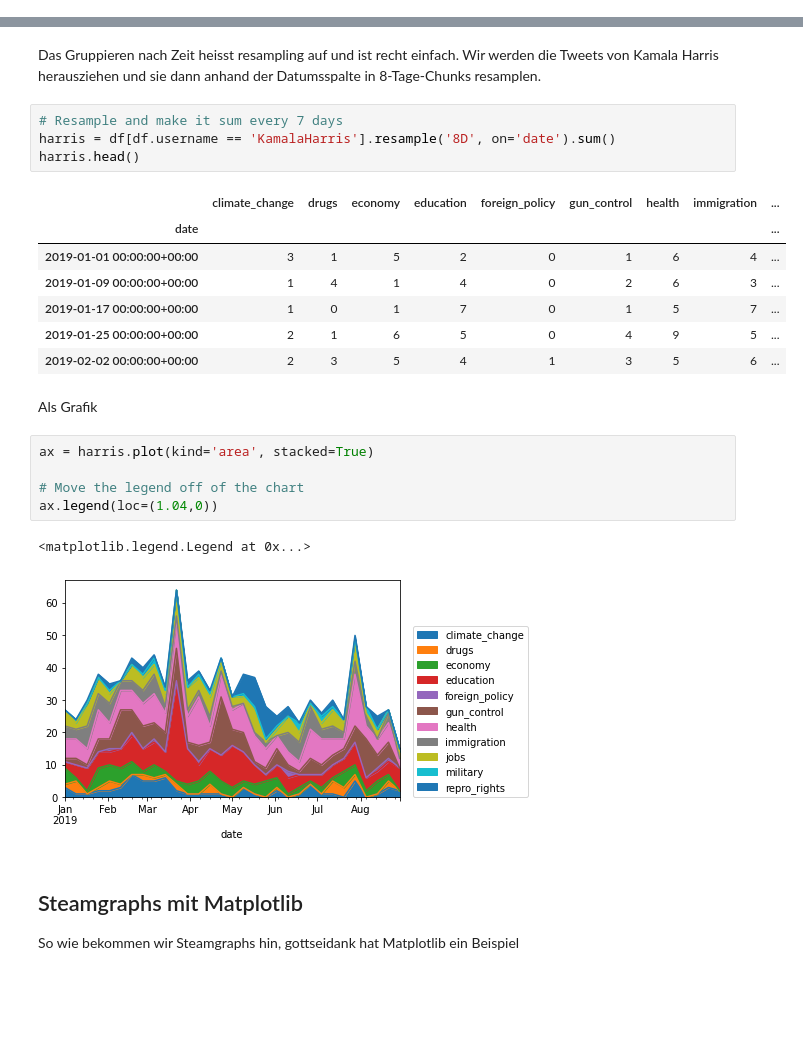
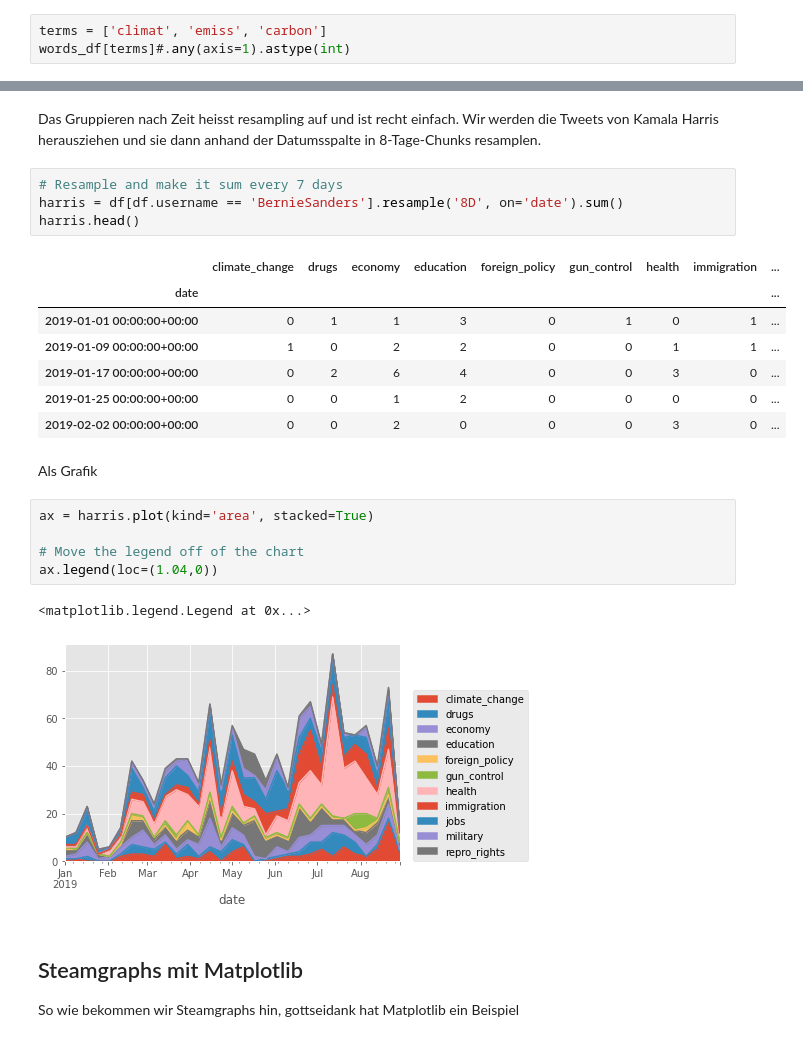
Before and after one commit to MAZ-CAS-DDJ/kurs_21_22, a Jupyter notebook: 16 Textanalyse Verfiefung Teil 2/2.7 Ganzes Beispiel von A-Z - Topic modeling for tweets.ipynb, the cells around one changed output, grey strips where cells are left out. Cells and saved outputs as stored; diff of their text form; blank space fills up the shorter version.

```diff
--- a/16 Textanalyse Verfiefung Teil 2/2.7 Ganzes Beispiel von A-Z - Topic modeling for tweets.ipynb
+++ b/16 Textanalyse Verfiefung Teil 2/2.7 Ganzes Beispiel von A-Z - Topic modeling for tweets.ipynb
@@ -358,3 +373,6 @@ Von den ersten fünf Tweets scheint nur der vierte in eine Kategorie zu passen -
 Wir werden jede Kategorie durchlaufen und dann prüfen, ob einer der Begriffe für diese Kategorie eine "1" enthält. In diesem Fall weisen wir dieser Zeile eine "1" für die Kategorie zu. Wenn nicht, geben wir eine 0.
 
 Zum Beispiel hat Zeile 3 nicht "students" oder "education", sondern "teacher". Als Ergebnis erhält es eine "1" für die Bildungskategorie.
+# %%
+terms = ['climat', 'emiss', 'carbon']
+words_df[terms]#.any(axis=1).astype(int)
@@ -554,16 +617,16 @@ Wir sehen jetzt, dass es ein datetime64 [ns, UTC] ist, was bedeutet, dass wir Di
 Das Gruppieren nach Zeit heisst resampling auf und ist recht einfach. Wir werden die Tweets von Kamala Harris herausziehen und sie dann anhand der Datumsspalte in 8-Tage-Chunks resamplen.
 # %%
 # Resample and make it sum every 7 days
-harris = df[df.username == 'KamalaHarris'].resample('8D', on='date').sum()
+harris = df[df.username == 'BernieSanders'].resample('8D', on='date').sum()
 harris.head()
 # %% [output]
 |  | climate_change | drugs | economy | education | foreign_policy | gun_control | health | immigration | ... |
 | date |  |  |  |  |  |  |  |  | ... |
-| 2019-01-01 00:00:00+00:00 | 3 | 1 | 5 | 2 | 0 | 1 | 6 | 4 | ... |
-| 2019-01-09 00:00:00+00:00 | 1 | 4 | 1 | 4 | 0 | 2 | 6 | 3 | ... |
-| 2019-01-17 00:00:00+00:00 | 1 | 0 | 1 | 7 | 0 | 1 | 5 | 7 | ... |
-| 2019-01-25 00:00:00+00:00 | 2 | 1 | 6 | 5 | 0 | 4 | 9 | 5 | ... |
-| 2019-02-02 00:00:00+00:00 | 2 | 3 | 5 | 4 | 1 | 3 | 5 | 6 | ... |
+| 2019-01-01 00:00:00+00:00 | 0 | 1 | 1 | 3 | 0 | 1 | 0 | 1 | ... |
+| 2019-01-09 00:00:00+00:00 | 1 | 0 | 2 | 2 | 0 | 0 | 1 | 1 | ... |
+| 2019-01-17 00:00:00+00:00 | 0 | 2 | 6 | 4 | 0 | 0 | 3 | 0 | ... |
+| 2019-01-25 00:00:00+00:00 | 0 | 0 | 1 | 2 | 0 | 0 | 0 | 0 | ... |
+| 2019-02-02 00:00:00+00:00 | 0 | 0 | 2 | 0 | 0 | 0 | 3 | 0 | ... |
 # %% [markdown]
 Als Grafik
 # %%
@@ -573,7 +636,7 @@ ax = harris.plot(kind='area', stacked=True)
 ax.legend(loc=(1.04,0))
 # %% [output]
 <matplotlib.legend.Legend at 0x...>
-[figure, old version]
+[figure, new version]
 # %% [markdown]
 ## Steamgraphs mit Matplotlib
 
```
Also changed, not shown: parts of 21 cells of this notebook, 11 other files.
